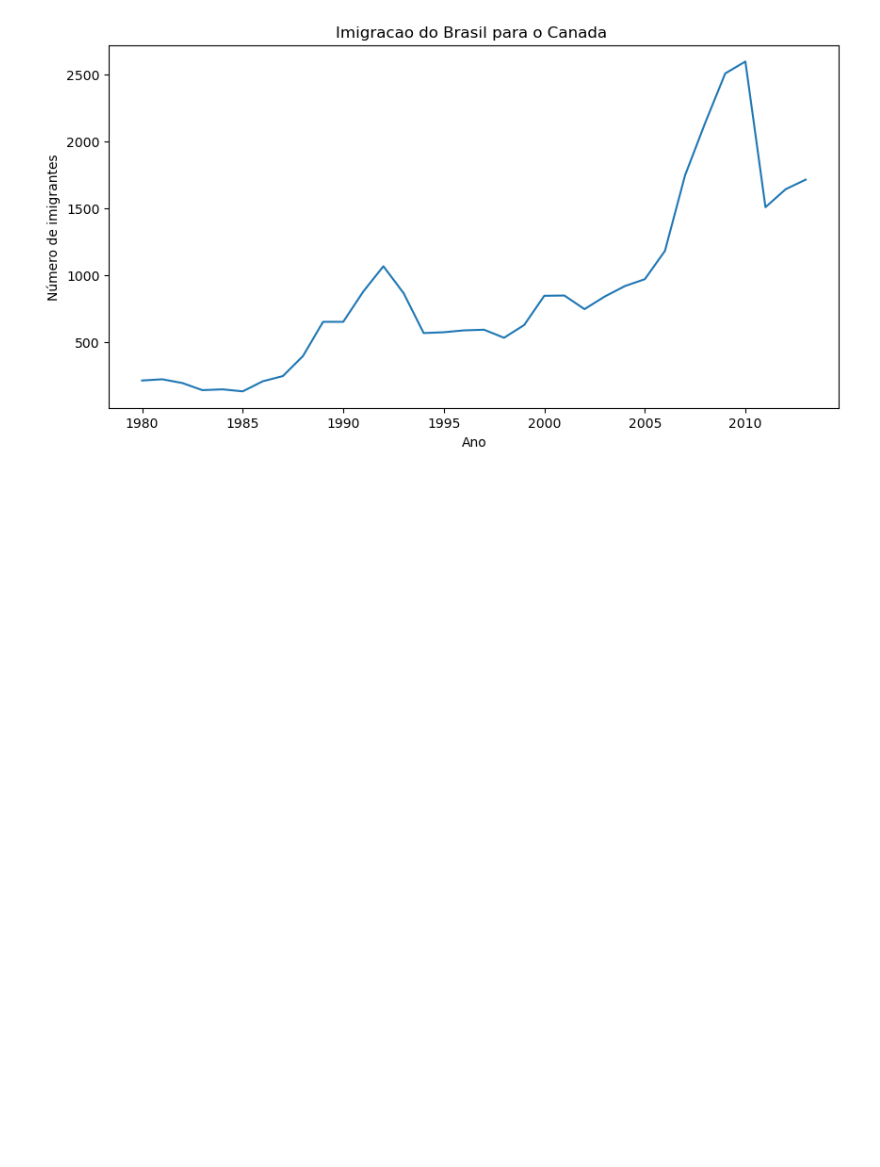
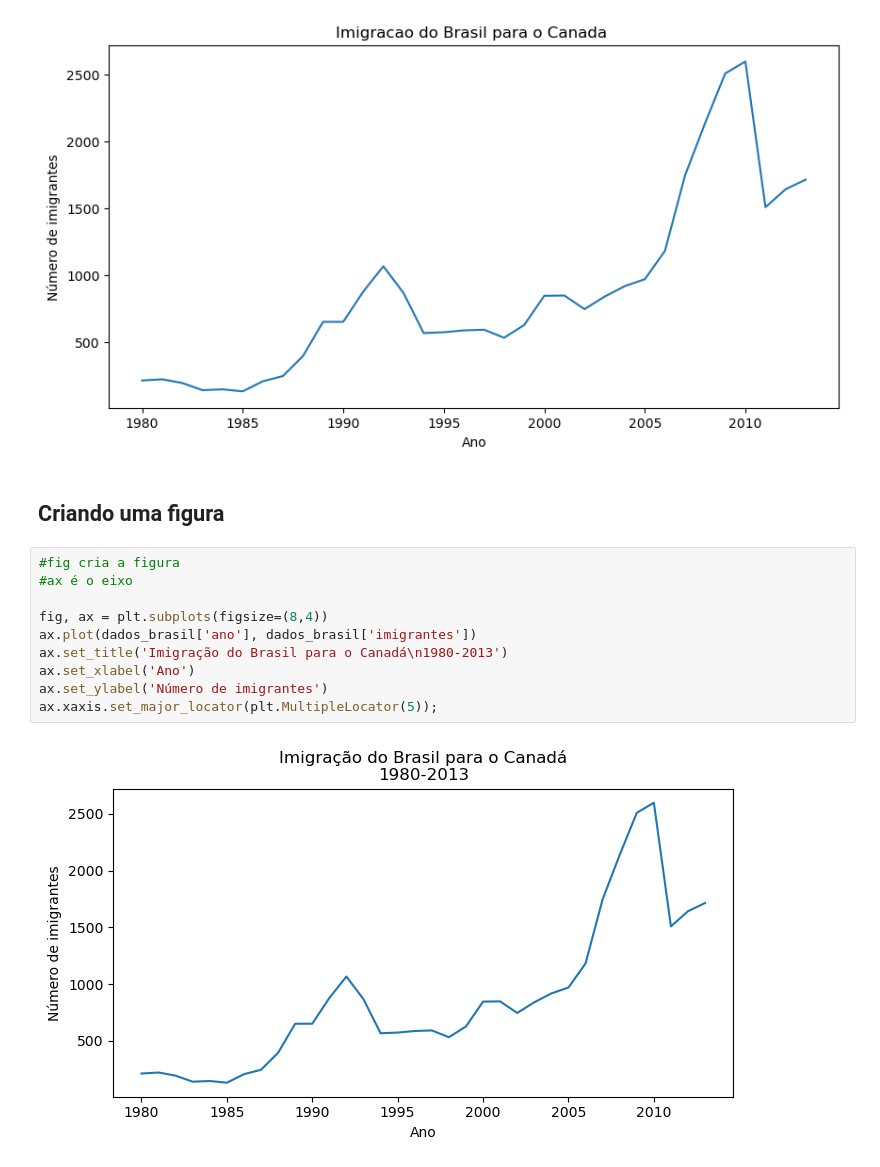
Before and after one commit to joaodamasio/trabalhando-com-dados-de-uma-empresa-de-consultoria, a Jupyter notebook: visualizacoes.ipynb, the cells around one changed output. Saved outputs shown, nothing was run; the diff lists cells and outputs as text; blank space fills up the shorter version.

Commit message:
Criando subplots em uma direcao

```diff
--- a/visualizacoes.ipynb
+++ b/visualizacoes.ipynb
@@ -168,3 +168,17 @@ plt.xlabel('Ano')
 plt.ylabel('Número de imigrantes');
 # %% [output]
 [figure]
+# %% [markdown]
+## Criando uma figura
+# %%
+#fig cria a figura
+#ax é o eixo
+
+fig, ax = plt.subplots(figsize=(8,4))
+ax.plot(dados_brasil['ano'], dados_brasil['imigrantes'])
+ax.set_title('Imigração do Brasil para o Canadá\n1980-2013')
+ax.set_xlabel('Ano')
+ax.set_ylabel('Número de imigrantes')
+ax.xaxis.set_major_locator(plt.MultipleLocator(5));
+# %% [output]
+[figure, added]
```
Also changed, not shown: parts of 3 cells of this notebook.
